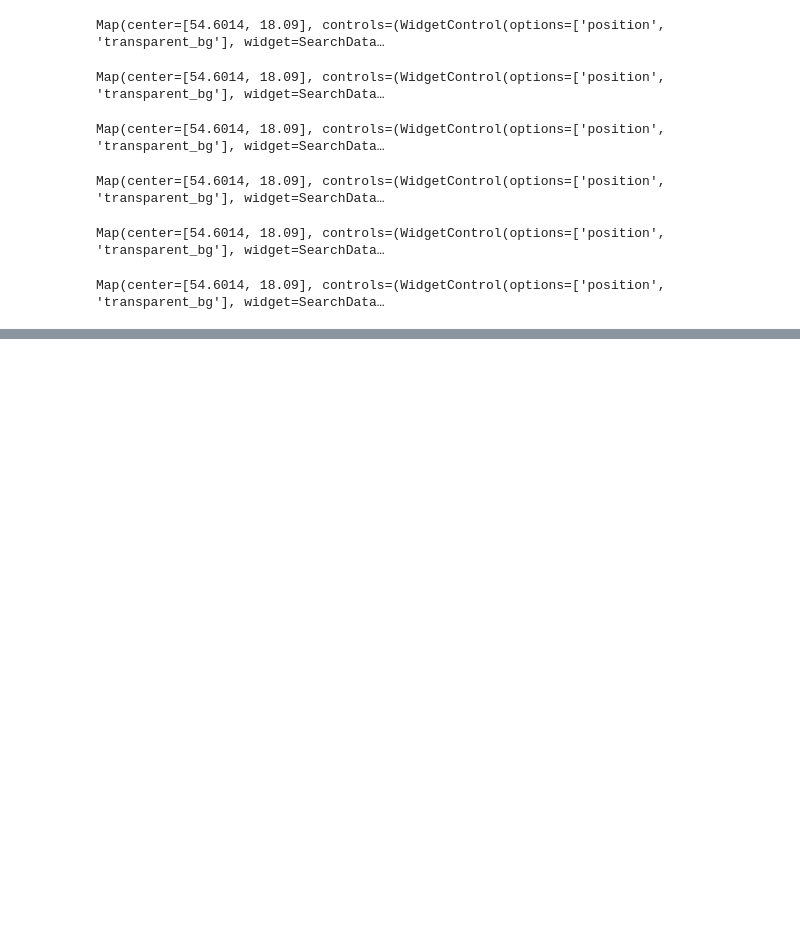
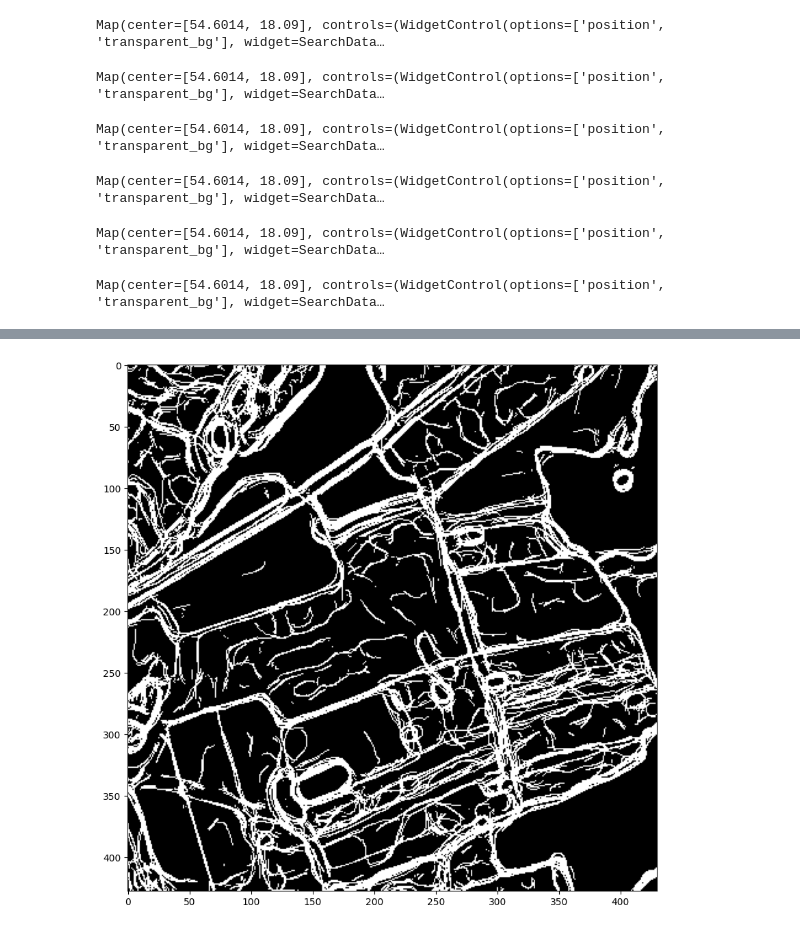
Before and after one commit to filipkorthals/UAVRoutePlanning, a Jupyter notebook: jupyter_notebooks/edges_detection_hysteresis_thresholding.ipynb, the cells around one changed output, grey strips where cells are left out. Drawn from its saved outputs; the diff is of its cells as text; code cells hidden in the pictures; blank space fills up the shorter version.

```diff
--- a/jupyter_notebooks/edges_detection_hysteresis_thresholding.ipynb
+++ b/jupyter_notebooks/edges_detection_hysteresis_thresholding.ipynb
@@ -262,0 +260,15 @@ plt.show()
+# %%
+longitude = 53.32416
+latitude = 18.44861
+time_periods = [['2019-06-01', '2019-09-01'], ['2020-06-01', '2020-09-01'], ['2021-06-01', '2021-09-01'], ['2022-06-01', '2022-09-01'], ['2023-06-01', '2023-09-01'], ['2024-06-01', '2024-09-01']]
+detector = EdgeDetector(time_periods, latitude, longitude)
+img_array = detector.detect_and_return_numpy(['B4', 'B3', 'B2'], [110 if i % 2 == 0 else 120 for i in range(6)], [5, 11, 4], 5)
+import matplotlib.pyplot as plt
+
+fig, axs = plt.subplots(figsize=(10, 10))
+
+# Plot Image in an RGB Composite
+axs.imshow(img_array, cmap='gray', vmin=0, vmax=1)
+plt.show()
+# %% [output]
+[figure, added]
```
Also changed, not shown: parts of 5 cells of this notebook.
